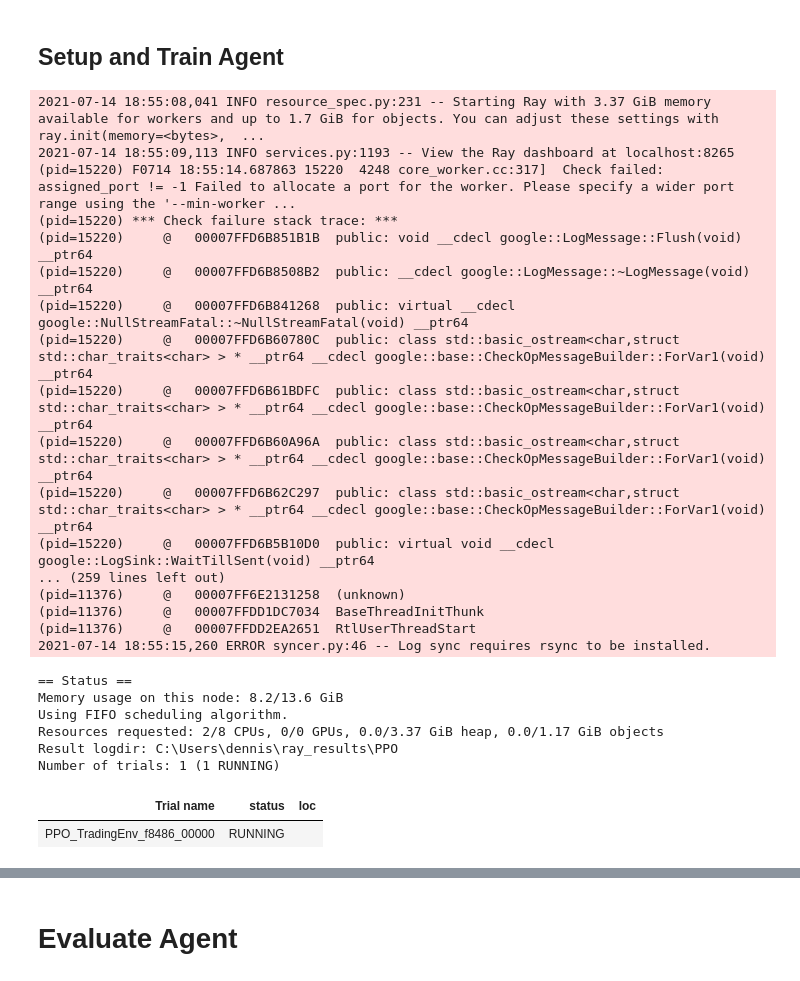
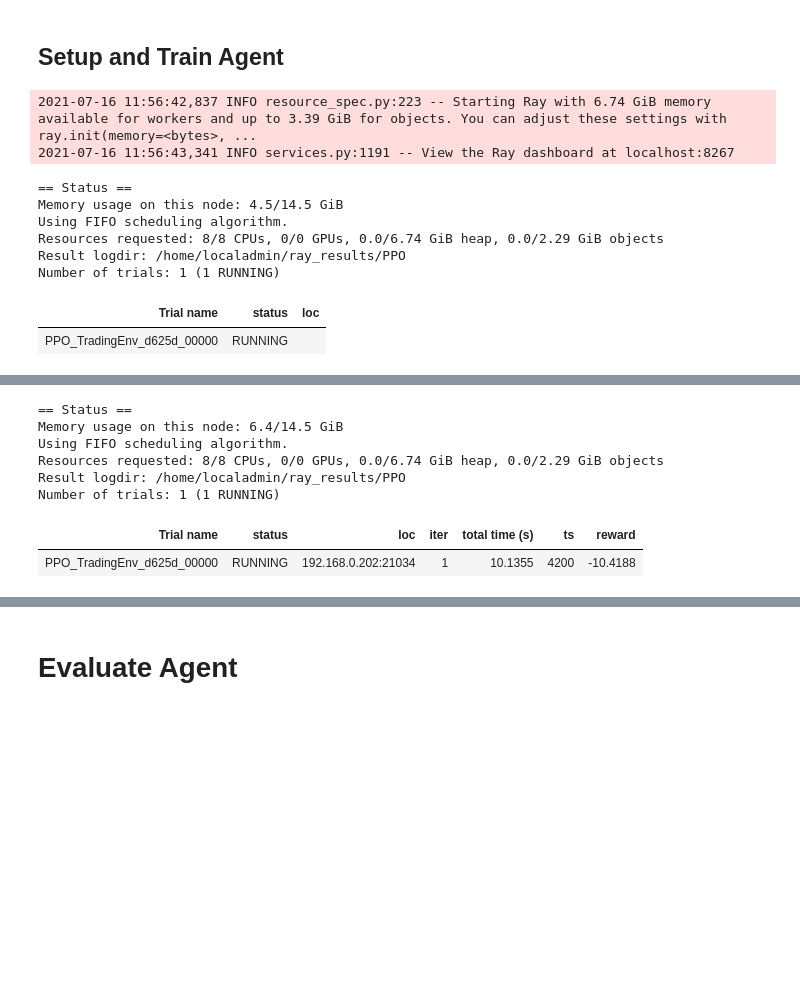
Before and after one commit to dennislwy/tensortrade-train, a Jupyter notebook: Tensortrade Train using Ray.ipynb, the cells around one changed output, grey strips where cells are left out. Cells and saved outputs as stored; diff of their text form; code cells hidden in the pictures; blank space fills up the shorter version.

Commit message:
updated Tensortrade Train using Ray

```diff
--- a/Tensortrade Train using Ray.ipynb
+++ b/Tensortrade Train using Ray.ipynb
@@ -35,3 +39,15 @@ else:
 GPU NOT available
 Select the Runtime > "Change runtime type" menu to enable a GPU accelerator,
 and then re-execute this cell.
+# %%
+from tensorflow.python.client import device_lib
+
+def get_available_gpus():
+    local_device_protos = device_lib.list_local_devices()
+    return [x.name for x in local_device_protos if x.device_type == 'GPU']
+
+def get_gpu_count():
+    return len(get_available_gpus())
+
+gpu_count = get_gpu_count()
+print(f'GPU count: {gpu_count}')
@@ -86,7 +112,7 @@ amp = 50
 offset = 100
 
 # amp = 50
-#offset = 30000
+offset = 30000
 
 x = np.arange(0, 2 * np.pi, 2 * np.pi / 1001)
 y = amp * np.sin(3 * x) + offset
@@ -234,9 +260,9 @@ close = Stream.source(price_history['close'].tolist(), dtype="float").rename("US
 # ])
 # %%
 feed = DataFeed([
-    #Stream.source(df['close'].tolist(), dtype="float").rename("price"),
+    Stream.source(df['close'].tolist(), dtype="float").rename("USD-TTC"),
     #Stream.source(df['close'].tolist(), dtype="float").diff().fillna(0).rename("price_diff"),
-    #Stream.source(df['close'].tolist(), dtype="float").log().diff().fillna(0).rename("price_log_diff"),
+    Stream.source(df['close'].tolist(), dtype="float").log().diff().fillna(0).rename("price_log_diff"),
     #Stream.source(df['ema25_50_diff_norm'].tolist(), dtype="float").rename("ema25_50_diff_norm"),
     Stream.source(df['close_diff'].tolist(), dtype="float").rename("close_diff"),
 
@@ -389,0 +397,18 @@ Successfully installed aioredis-1.3.1 atari-py-0.2.9 beautifulsoup4-4.9.3 blessi
+# %%
+from PositionChangeChart import PositionChangeChart
+
+def get_price_series():
+    x = np.arange(0, 2*np.pi, 2*np.pi / 1001)
+    y = 50*np.sin(3*x) + 1000
+    return y
+
+def get_exchange(stream):
+    return Exchange("bitfinex", service=execute_order)(
+        stream
+    )
+
+def get_cash_asset(exchange):
+    return [
+        Wallet(exchange, 1000 * USD),
+        Wallet(exchange, 0 * TTC)
+    ]
@@ -390,10 +472,10 @@ Successfully installed aioredis-1.3.1 atari-py-0.2.9 beautifulsoup4-4.9.3 blessi
 # %% [markdown]
 ## Setup and Train Agent
 # %%
+import os
 import ray
 from ray import tune
 from ray.tune.registry import register_env
-
 
 register_env("TradingEnv", create_env)
 
@@ -405,55 +487,41 @@ analysis = tune.run(
     config={
         "env": "TradingEnv",
         "env_config": {
-            "window_size": 25
+            "window_size": 25,
+            "df": df
         },
         "log_level": "DEBUG",
         "framework": "torch",
         "ignore_worker_failures": True,
-        "num_workers": 1,
-        "num_gpus": 0,
+        "num_workers": os.cpu_count()-1,
+        "num_gpus": gpu_count,
         "clip_rewards": True,
         "lr": 8e-6,
         "lr_schedule": [
             [0, 1e-1],
             [int(1e2), 1e-2],
             [int(1e3), 1e-3],
             [int(1e4), 1e-4],
             [int(1e5), 1e-5],
             [int(1e6), 1e-6],
             [int(1e7), 1e-7]
         ],
         "gamma": 0,
         "observation_filter": "MeanStdFilter",
         "lambda": 0.72,
         "vf_loss_coeff": 0.5,
         "entropy_coeff": 0.01
     },
     checkpoint_at_end=True
 )
 # %% [output]
-2021-07-14 18:55:08,041 INFO resource_spec.py:231 -- Starting Ray with 3.37 GiB memory available for workers and up to 1.7 GiB for objects. You can adjust these settings with ray.init(memory=<bytes>,  ...
-2021-07-14 18:55:09,113 INFO services.py:1193 -- View the Ray dashboard at localhost:8265
-(pid=15220) F0714 18:55:14.687863 15220  4248 core_worker.cc:317]  Check failed: assigned_port != -1 Failed to allocate a port for the worker. Please specify a wider port range using the '--min-worker ...
-(pid=15220) *** Check failure stack trace: ***
-(pid=15220)     @   00007FFD6B851B1B  public: void __cdecl google::LogMessage::Flush(void) __ptr64
-(pid=15220)     @   00007FFD6B8508B2  public: __cdecl google::LogMessage::~LogMessage(void) __ptr64
-(pid=15220)     @   00007FFD6B841268  public: virtual __cdecl google::NullStreamFatal::~NullStreamFatal(void) __ptr64
-(pid=15220)     @   00007FFD6B60780C  public: class std::basic_ostream<char,struct std::char_traits<char> > * __ptr64 __cdecl google::base::CheckOpMessageBuilder::ForVar1(void) __ptr64
-(pid=15220)     @   00007FFD6B61BDFC  public: class std::basic_ostream<char,struct std::char_traits<char> > * __ptr64 __cdecl google::base::CheckOpMessageBuilder::ForVar1(void) __ptr64
-(pid=15220)     @   00007FFD6B60A96A  public: class std::basic_ostream<char,struct std::char_traits<char> > * __ptr64 __cdecl google::base::CheckOpMessageBuilder::ForVar1(void) __ptr64
-(pid=15220)     @   00007FFD6B62C297  public: class std::basic_ostream<char,struct std::char_traits<char> > * __ptr64 __cdecl google::base::CheckOpMessageBuilder::ForVar1(void) __ptr64
-(pid=15220)     @   00007FFD6B5B10D0  public: virtual void __cdecl google::LogSink::WaitTillSent(void) __ptr64
-... (259 lines left out)
-(pid=11376)     @   00007FF6E2131258  (unknown)
-(pid=11376)     @   00007FFDD1DC7034  BaseThreadInitThunk
-(pid=11376)     @   00007FFDD2EA2651  RtlUserThreadStart
-2021-07-14 18:55:15,260 ERROR syncer.py:46 -- Log sync requires rsync to be installed.
+2021-07-16 11:56:42,837 INFO resource_spec.py:223 -- Starting Ray with 6.74 GiB memory available for workers and up to 3.39 GiB for objects. You can adjust these settings with ray.init(memory=<bytes>, ...
+2021-07-16 11:56:43,341 INFO services.py:1191 -- View the Ray dashboard at localhost:8267
 == Status ==
-Memory usage on this node: 8.2/13.6 GiB
+Memory usage on this node: 4.5/14.5 GiB
 Using FIFO scheduling algorithm.
-Resources requested: 2/8 CPUs, 0/0 GPUs, 0.0/3.37 GiB heap, 0.0/1.17 GiB objects
-Result logdir: C:\Users\dennis\ray_results\PPO
+Resources requested: 8/8 CPUs, 0/0 GPUs, 0.0/6.74 GiB heap, 0.0/2.29 GiB objects
+Result logdir: /home/localadmin/ray_results/PPO
 Number of trials: 1 (1 RUNNING)
 | Trial name | status | loc |
-| PPO_TradingEnv_f8486_00000 | RUNNING |  |
+| PPO_TradingEnv_d625d_00000 | RUNNING |  |
@@ -476,0 +564,8 @@ Number of trials: 1 (1 RUNNING)
+== Status ==
+Memory usage on this node: 6.4/14.5 GiB
+Using FIFO scheduling algorithm.
+Resources requested: 8/8 CPUs, 0/0 GPUs, 0.0/6.74 GiB heap, 0.0/2.29 GiB objects
+Result logdir: /home/localadmin/ray_results/PPO
+Number of trials: 1 (1 RUNNING)
+| Trial name | status | loc | iter | total time (s) | ts | reward |
+| PPO_TradingEnv_d625d_00000 | RUNNING | 192.168.0.202:21034 | 1 | 10.1355 | 4200 | -10.4188 |
```
Also changed, not shown: parts of 25 cells of this notebook.
